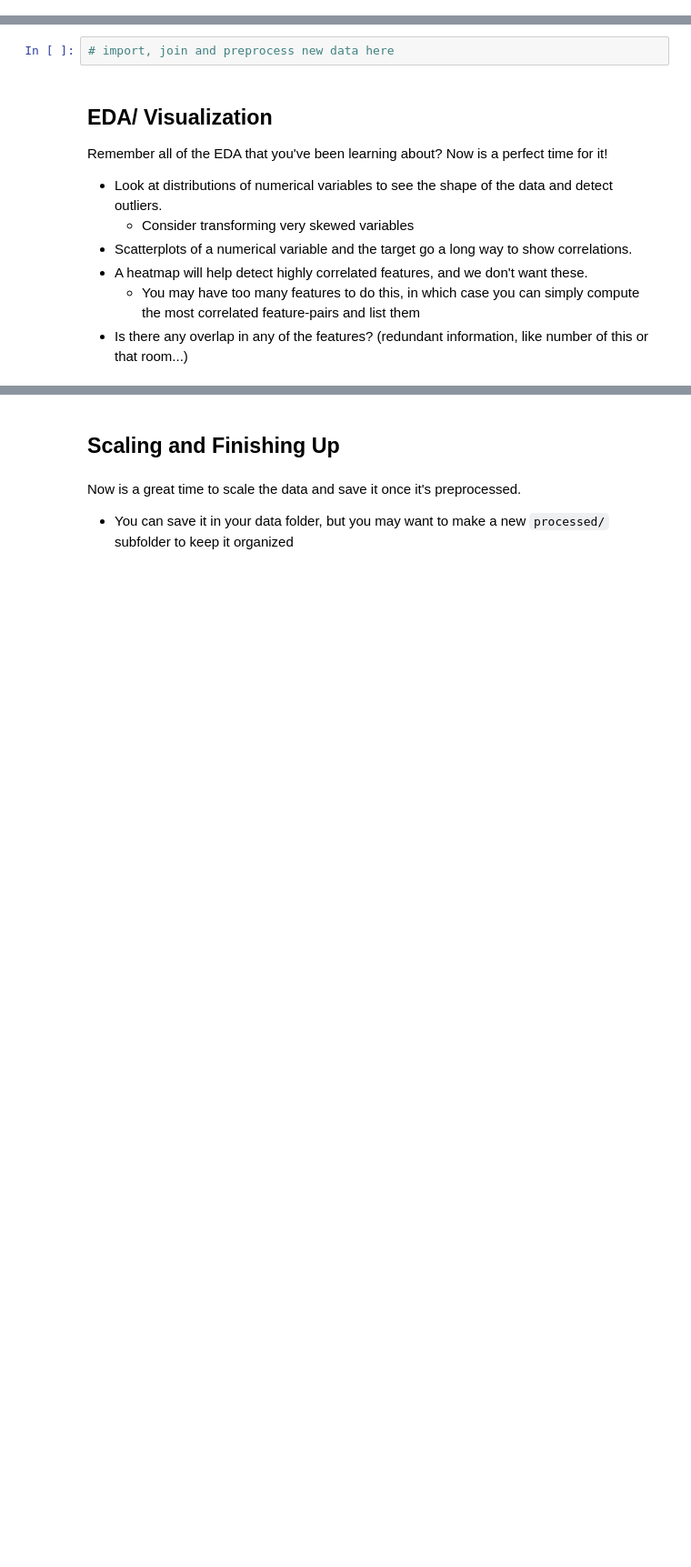
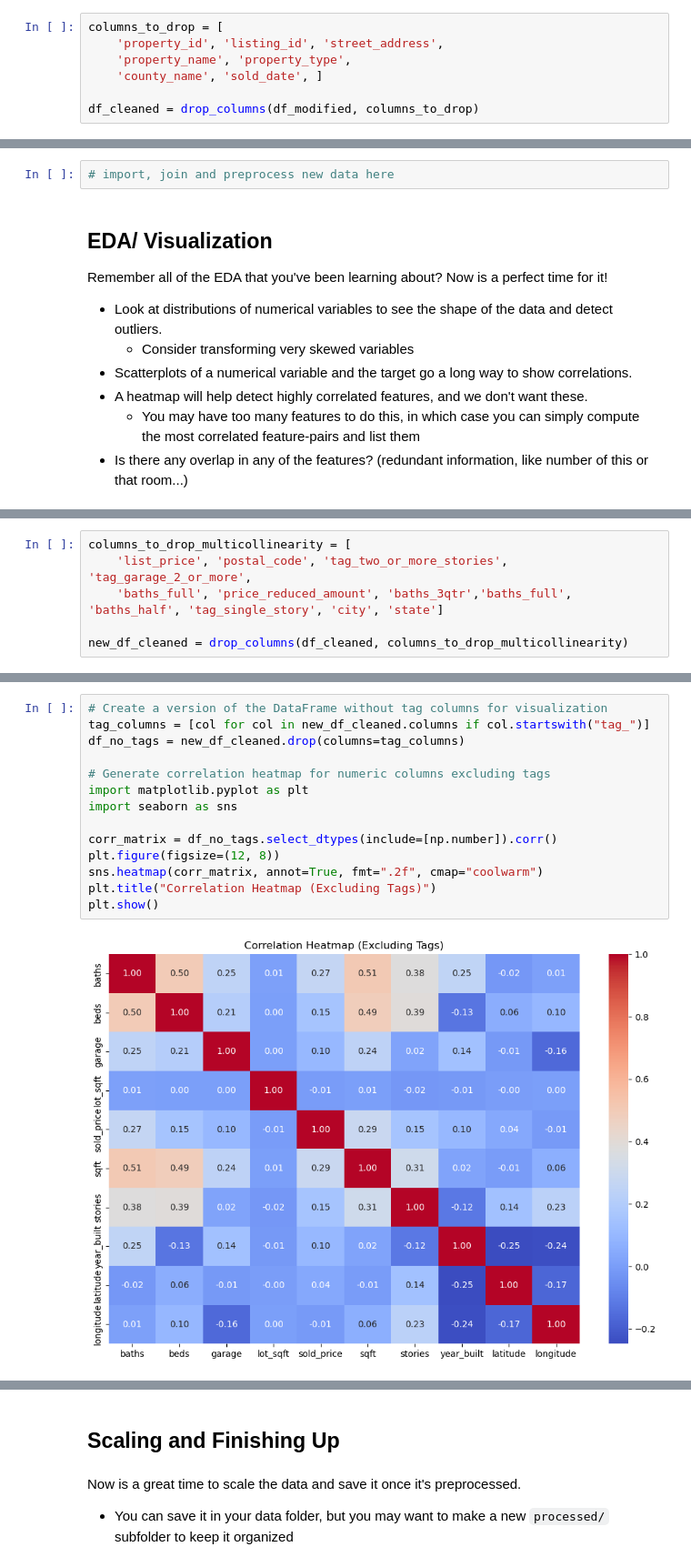
Before and after one commit to Ikenna1414/DS_Midterm_Project, a Jupyter notebook: notebooks/1 - EDA.ipynb, the cells around one changed output, grey strips where cells are left out. Shown at 91% size. Drawn from its saved outputs; the diff is of its cells as text; blank space fills up the shorter version.

```diff
--- a/notebooks/1 - EDA.ipynb
+++ b/notebooks/1 - EDA.ipynb
@@ -281,3 +349,10 @@ Consider the fact that with tags, there are a lot of categorical variables.
+# %%
+columns_to_drop = [
+    'property_id', 'listing_id', 'street_address',
+    'property_name', 'property_type',
+    'county_name', 'sold_date', ]
+
+df_cleaned = drop_columns(df_modified, columns_to_drop)
 # %% [markdown]
 ### Dealing with Cities
 # %% [markdown]
@@ -316,0 +487,6 @@ Remember all of the EDA that you've been learning about?  Now is a perfect time
+# %%
+columns_to_drop_multicollinearity = [
+    'list_price', 'postal_code', 'tag_two_or_more_stories', 'tag_garage_2_or_more',
+    'baths_full', 'price_reduced_amount', 'baths_3qtr','baths_full', 'baths_half', 'tag_single_story', 'city', 'state']
+
+new_df_cleaned = drop_columns(df_cleaned, columns_to_drop_multicollinearity)
@@ -316,0 +514,16 @@ Remember all of the EDA that you've been learning about?  Now is a perfect time
+# %%
+# Create a version of the DataFrame without tag columns for visualization
+tag_columns = [col for col in new_df_cleaned.columns if col.startswith("tag_")]
+df_no_tags = new_df_cleaned.drop(columns=tag_columns)
+
+# Generate correlation heatmap for numeric columns excluding tags
+import matplotlib.pyplot as plt
+import seaborn as sns
+
+corr_matrix = df_no_tags.select_dtypes(include=[np.number]).corr()
+plt.figure(figsize=(12, 8))
+sns.heatmap(corr_matrix, annot=True, fmt=".2f", cmap="coolwarm")
+plt.title("Correlation Heatmap (Excluding Tags)")
+plt.show()
+# %% [output]
+[figure, added]
```
Also changed, not shown: parts of 26 cells of this notebook, 3 other files.
